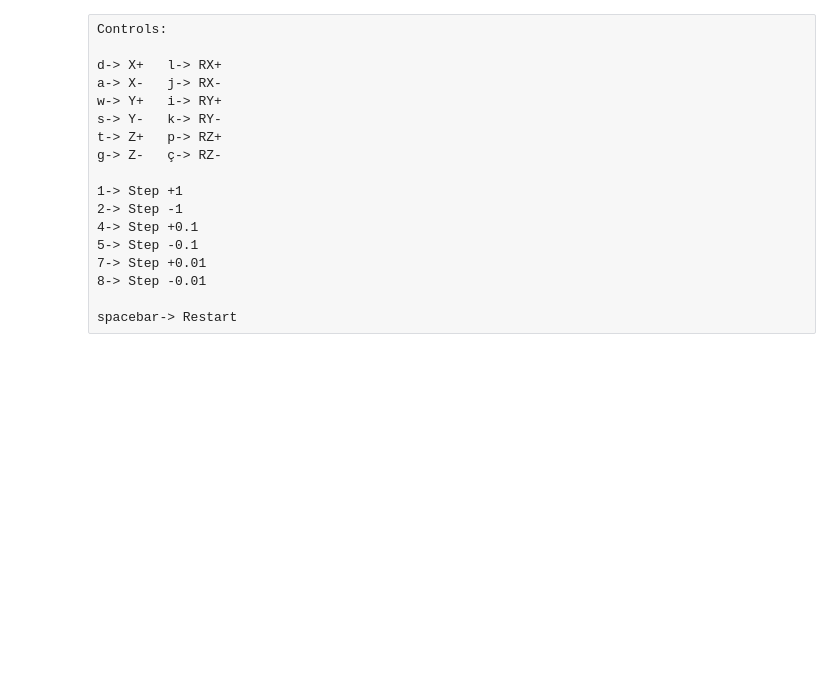
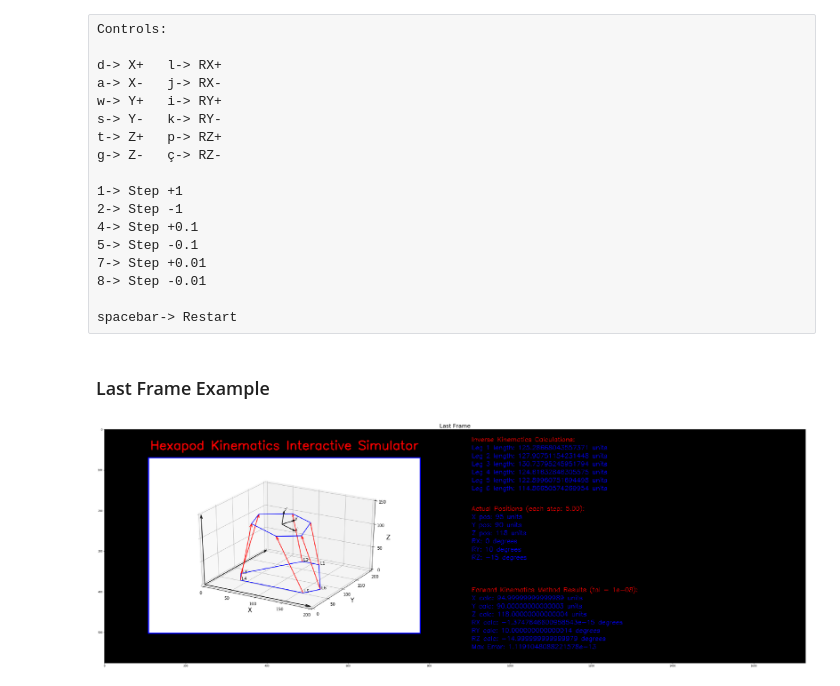
Before and after one commit to Mafeuz/Robotics, a Jupyter notebook: Hexapod_Kin_python/Hexapod Kinematics Interactive Sim.ipynb, the cells around one changed output. Saved outputs shown, nothing was run; the diff lists cells and outputs as text; code cells hidden in the pictures; blank space fills up the shorter version.

Commit message:
add sim img example to notebook

```diff
--- a/Hexapod_Kin_python/Hexapod Kinematics Interactive Sim.ipynb
+++ b/Hexapod_Kin_python/Hexapod Kinematics Interactive Sim.ipynb
@@ -310,7 +310,7 @@ def Hexapod_Anim(FIRST_ANI, position, target, Step_size, n_frames):
         plt.pause(frame_time)
         ax.cla()
 
-    return output, FIRST_ANI
+    return output, FIRST_ANI, img
 # %% [raw]
 Controls:
 
@@ -479,3 +479,14 @@ while True:
 
 
 cv2.destroyAllWindows()
+# %% [markdown]
+### Last Frame Example ###
+# %%
+import sys
+sys.path.append("C:/Users/Mafeus/Desktop/Git_Repos/OpenCV")
+import OpCV_Utils
+
+img_rgb = cv2.cvtColor(img, cv2.COLOR_BGR2RGB)
+OpCV_Utils.show_single_image_plt(img_rgb, 'Last Frame', (50,60))
+# %% [output]
+[figure, added]
```
Also changed, not shown: parts of 1 cell of this notebook.
